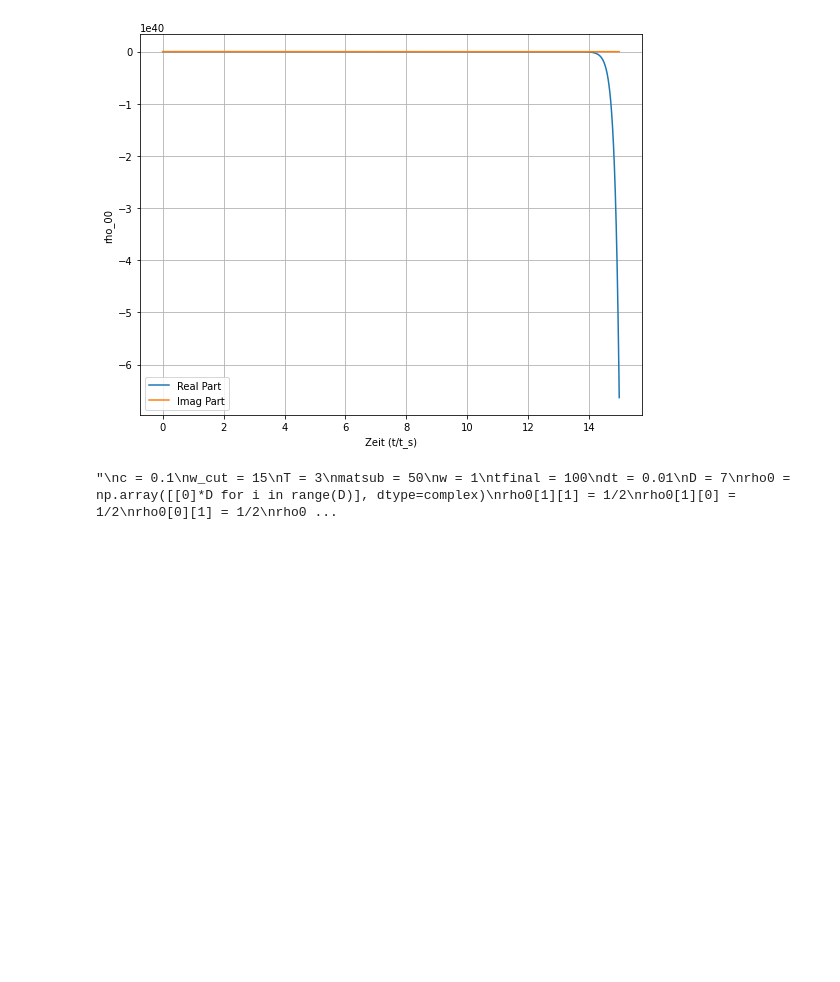
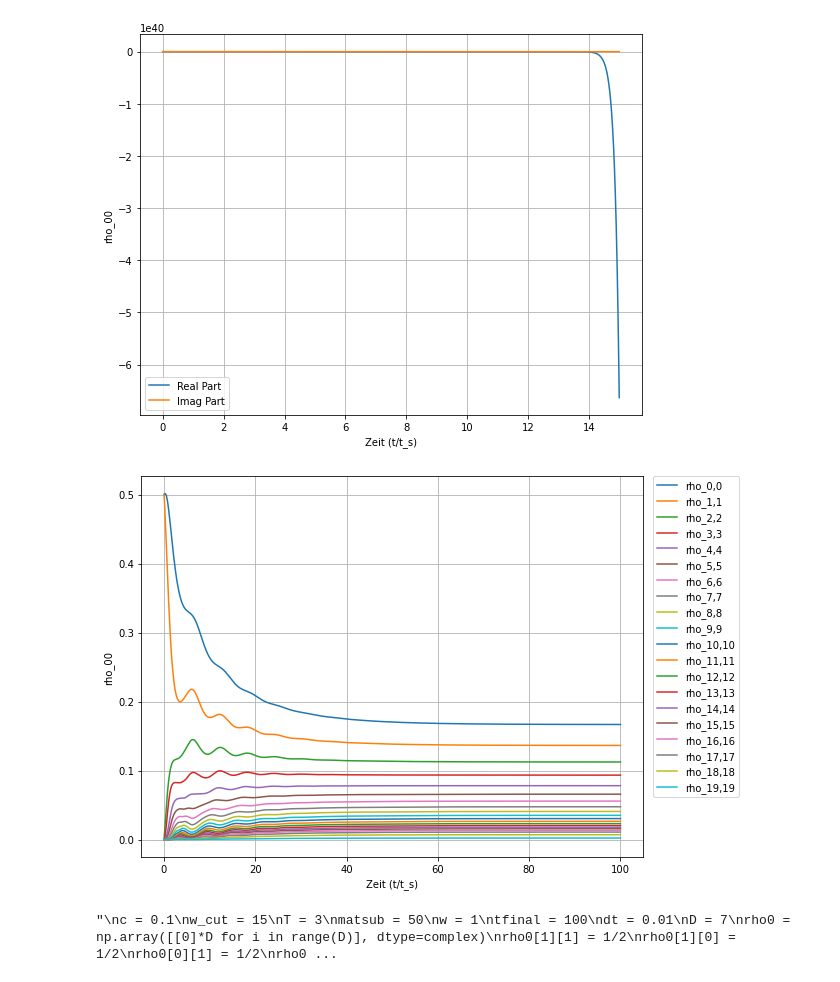
Before and after one commit to J4NM4/OffeneQuantenSysteme, a Jupyter notebook: Bachelor Arbeit/Redfield.ipynb, the cells around one changed output. Cells and saved outputs as stored; diff of their text form; code cells hidden in the pictures; blank space fills up the shorter version.

```diff
--- a/Bachelor Arbeit/Redfield.ipynb
+++ b/Bachelor Arbeit/Redfield.ipynb
@@ -270,6 +270,98 @@ ax.legend()
 plt.grid()
 # %% [output]
 [figure]
+# %%
+def Redfield(t, c, cutoff_frequency, temperatur, matsub_number, frequency, dimension, rho):
+    Sztt = Szt(t, c, cutoff_frequency, temperatur,
+               matsub_number, frequency, dimension)
+    S = S_dim(dimension)
+    Hs = Hs_dim(dimension)
+    komm = Hs@rho - rho@Hs
+    Dred = S@rho@Sztt.conj().T + Sztt@rho@S - S@Sztt@rho - rho@Sztt.conj().T@S
+    return complex(0, -1)*komm + Dred
+
+
+def Szt(t, c, cutoff_frequency, temperatur, matsub_number, frequency, dimension):
+    plus_frequenz = bath_correlation_function(
+        t, c, cutoff_frequency, temperatur, matsub_number, frequency)
+    minus_frequenz = bath_correlation_function(
+        t, c, cutoff_frequency, temperatur, matsub_number, -frequency)
+    St = np.array([[0]*dimension for j in range(dimension)], dtype=complex)
+    for i in range(dimension):
+        if i+1 < dimension:
+            St[i][i+1] = minus_frequenz*np.sqrt(i+1)/2
+        if i-1 > -1:
+            St[i][i-1] = plus_frequenz*np.sqrt(i)/2
+    return St
+
+
+def bath_correlation_function(t, c, cutoff_frequency, temperature
+                              , matsub_number, frequency):
+    realpart= spectral_density_drude(
+        c, frequency, cutoff_frequency)*thermal_bosonic_bath(temperature, frequency)*(1-np.exp(-cutoff_frequency*t))
+    imag_temp_ind = -c*cutoff_frequency * \
+        (1-np.exp(-cutoff_frequency*t)*np.exp(complex(0, -1)*frequency*t))/2
+    imag_vacuum_fluc = (c*cutoff_frequency*frequency**2)*(1-np.exp(-cutoff_frequency*t)
+                                                          * np.exp(complex(0, -1)*frequency*t))/(2*(cutoff_frequency**2+frequency**2))
+    i = np.array(range(1, matsub_number))
+    matsub_0 = np.array((2*np.pi*i*temperature*(1 - np.exp(-2*np.pi*i*temperature*t)*np.exp(complex(0, -1)*frequency*t)))/((1-(2*np.pi*i*temperature/cutoff_frequency)
+            ** 2)*(frequency**2 + (2*np.pi*i*temperature)**2)), dtype=complex)
+    imag_thermal_noise_0 = (frequency*c)*((-cutoff_frequency**2*(1 - np.exp(-cutoff_frequency*t)*np.exp(complex(0, -1)*frequency*t)))/(2*(cutoff_frequency**2 +
+            frequency**2)*np.tan(cutoff_frequency/(2*temperature)))+(2*temperature)*np.sum(matsub_0))
+    return complex(realpart, imag_temp_ind + imag_vacuum_fluc + imag_thermal_noise_0)
+
+
+def redfield_odeint_t(t, rho, c, cutoff_frequency, temperatur, matsub_number, frequency, dimension):
+    rho = np.reshape(rho, (dimension, dimension), order='C')
+    drho = Redfield(t, c, cutoff_frequency, temperatur,
+                        matsub_number, frequency, dimension, rho)
+    return drho.flatten(order='C')
+
+
+def odeint_solver_t(times, rho0, c, cutoff_frequency, temperatur, matsub_number, frequency, dimension):
+    rho = rho0.flatten(order='C')
+    dynamics = scipy.integrate.solve_ivp(redfield_odeint_t, times, rho, args=(
+        c, cutoff_frequency, temperatur, matsub_number, frequency, dimension))
+    time = dynamics.t
+    rho_dynam = dynamics.y
+    rho_dynam_mat = np.array([np.reshape([rho_dynam[j][i] for j in range(len(rho_dynam))], (
+        dimension, dimension), order='C') for i in range(len(rho_dynam[0]))], dtype=complex)
+
+    return time, rho_dynam_mat
+
+
+times = (0, 100)
+c = 0.1
+w_cut = 15
+T = 3
+matsub = 50
+w = 1
+D = 20
+
+rho0 = np.array([[0]*D for i in range(D)], dtype=complex)
+rho0[1][1] = 1/2
+rho0[1][0] = 1/2
+rho0[0][1] = 1/2
+rho0[0][0] = 1/2
+
+#times, rho_dynamics_inf = odeint_solver(
+#    times, rho0, c,  w_cut, T, matsub, w, D)
+
+dic = {}
+for i in range(0, D):
+    y = f'{i},{i}'
+    dic["rhot_{0}".format(y)] = np.array([j[i][i]
+                                         for j in rho_dynamics_inf], dtype=complex)
+
+fig, ax = plt.subplots(figsize=(9, 7))
+for i in dic.keys():
+    plt.plot(times, np.real(dic.get(i)), label=f'{i}')
+ax.set_ylabel('rho_00')
+ax.set_xlabel('Zeit (t/t_s)')
+ax.legend(bbox_to_anchor=(1.02, 1), loc='upper left', borderaxespad=0)
+plt.grid()
+# %% [output]
+[figure, added]
 # %%
 def Redfield_inf(c, cutoff_frequency, temperatur, matsub_number, frequency, dimension, rho):
     Sztt = Szt_inf(c, cutoff_frequency, temperatur, matsub_number, frequency, dimension)
```
Also changed, not shown: parts of 1 cell of this notebook.
